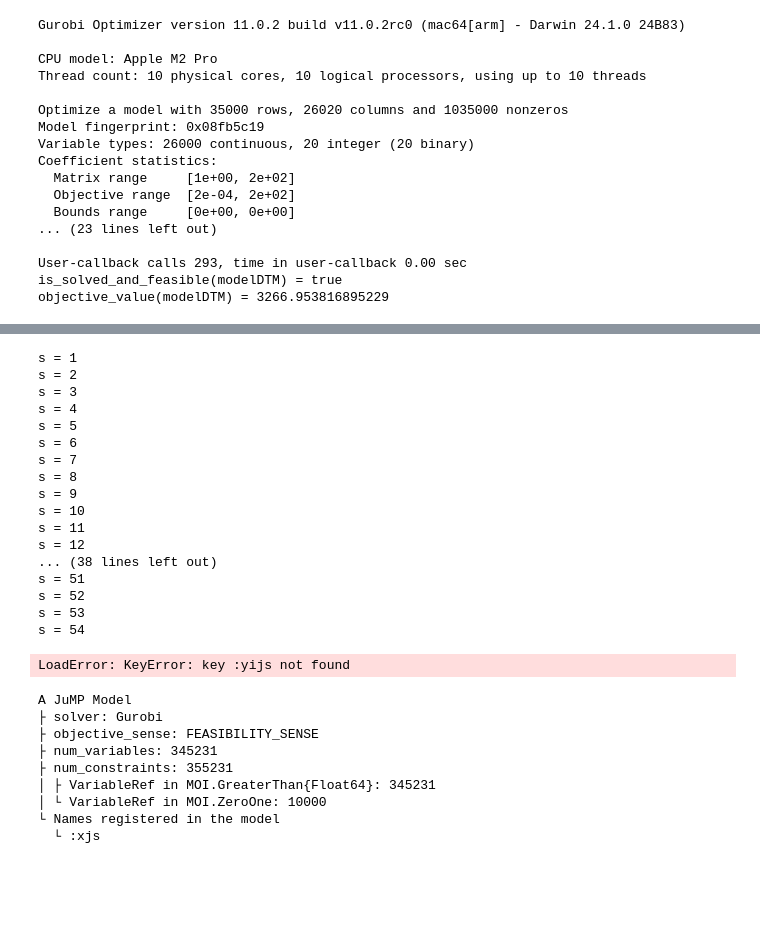
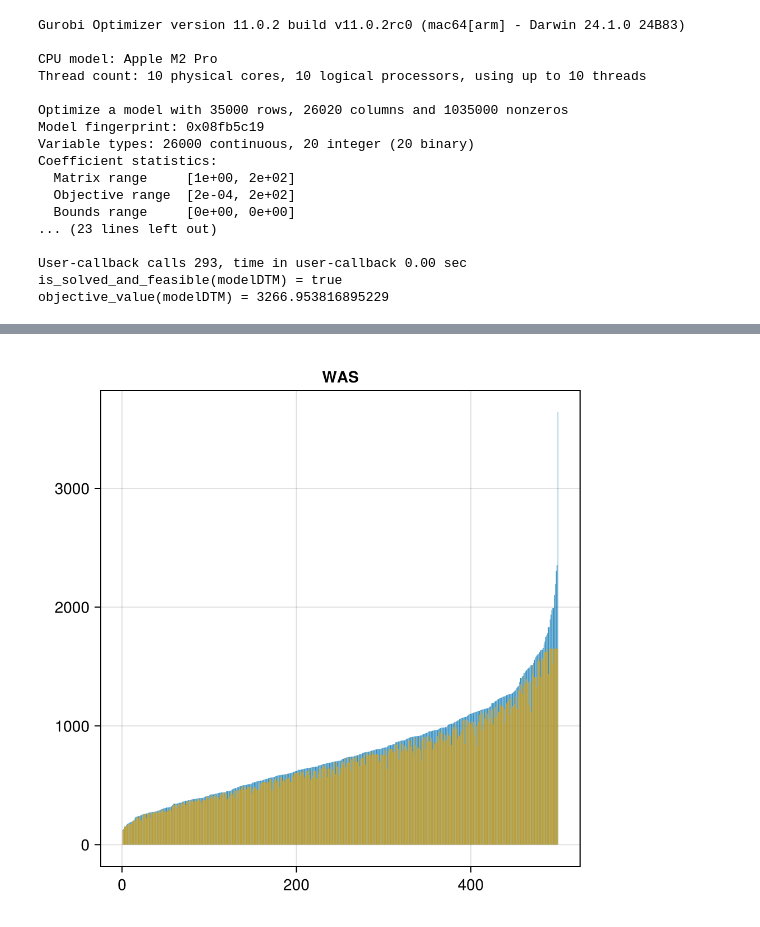
Before and after one commit to pitipatw/C57, a Jupyter notebook: HW4.ipynb, the cells around one changed output, grey strips where cells are left out. Cells and saved outputs as stored; diff of their text form; code cells hidden in the pictures; blank space fills up the shorter version.

```diff
--- a/HW4.ipynb
+++ b/HW4.ipynb
@@ -131,23 +69,0 @@ transportation[1,:]
-# %%
-set_modelWAS = [Model(Gurobi.Optimizer) for s in 1:500]; # Builds Gurobi model
-set_objective = [0.0 for s in 1:500] ;
-for s in 1:500
-    # Define the variables
-    @variable(set_modelWAS[s], xjs[1:20, 1:500] ≥ 0, Bin); #decision to build a facility j or not (Binary).
-    @variable(set_modelWAS[s], yijs[1:50,1:20, 1:500] ≥ 0) ; #amount of product sent from facility `j` to demand point `i`.
-    @variable(set_modelWAS[s], zis[1:50, 1:500] ≥ 0) ; #unmet demand on demand i.
-
-    # # Define the objective
-    @objective(set_modelWAS[s], Min, facilities[:,1]'*xjs[:,s] + #facility setup cost
-                    sum(transportation.*yijs[:,:,s]) +  #transportation cost
-                    sum(zones.*zis[:,s]) + #unmet demand cost
-                    sum(production[:,s].*sum(yijs[:,:,s], dims = 1))  #production cost
-    )
-
-    # Demand constraint
-    @constraint(set_modelWAS[s], c1, sum(yijs[:,:,s], dims = 2) .+  zis[:,s] .≥ demand[:,s])
-
-    #production capacity constraint
-    @constraint(set_modelWAS[s], c2, sum(yijs, dims = 1)[1,:,s]' .≤ xjs[:,s].*facilities[:,2])
-end
-#Note: After optimization, sum the objective value and times 0.002 (Expected value).
@@ -176,0 +106,15 @@ end
+# %%
+#Note: After optimization, sum the objective value and times 0.002 (Expected value).
+set_x = Vector(undef, 500)
+set_y = Vector{Matrix}(undef, 500)
+set_z = Vector(undef, 500)
+set_objectives = zeros(500,1)
+
+for s = 1:500
+    @show s
+    x , y, z, objective = solve_WAS(s)
+    set_x[s] = x
+    set_y[s] = y
+    set_z[s] = z
+    @show set_objectives[s] = objective
+end
@@ -373,40 +432,4 @@ vis_result(values(modelDTM[:yij]))
 # %%
-vis_result(values(set_modelWAS))
+vis_result(set_y)
+# %% [output]
+[figure, added]
-# %%
-total_y = zeros(500,1)
-
-for s in 1:500
-        # @show y[s][:yijs]
-        total_y[s]  = sum(value.(set_modelWAS[s][:yijs]))
-    end
-# %% [output]
-s = 1
-s = 2
-s = 3
-s = 4
-s = 5
-s = 6
-s = 7
-s = 8
-s = 9
-s = 10
-s = 11
-s = 12
-... (38 lines left out)
-s = 51
-s = 52
-s = 53
-s = 54
-LoadError: KeyError: key :yijs not found
-# %%
-set_modelWAS[54]
-# %% [output]
-A JuMP Model
-├ solver: Gurobi
-├ objective_sense: FEASIBILITY_SENSE
-├ num_variables: 345231
-├ num_constraints: 355231
-│ ├ VariableRef in MOI.GreaterThan{Float64}: 345231
-│ └ VariableRef in MOI.ZeroOne: 10000
-└ Names registered in the model
-  └ :xjs
```
Also changed, not shown: parts of 18 cells of this notebook, 5 other files.
